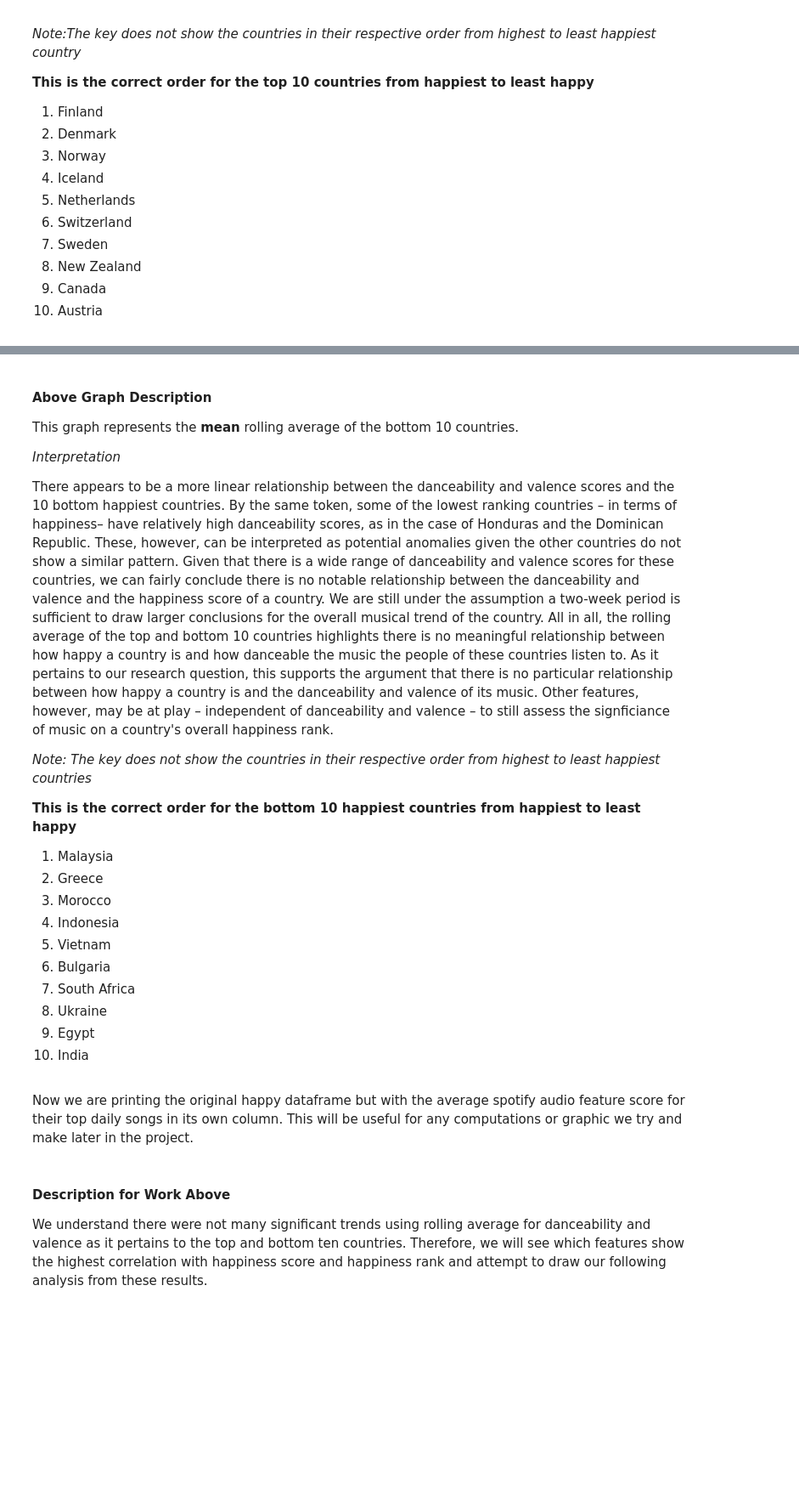
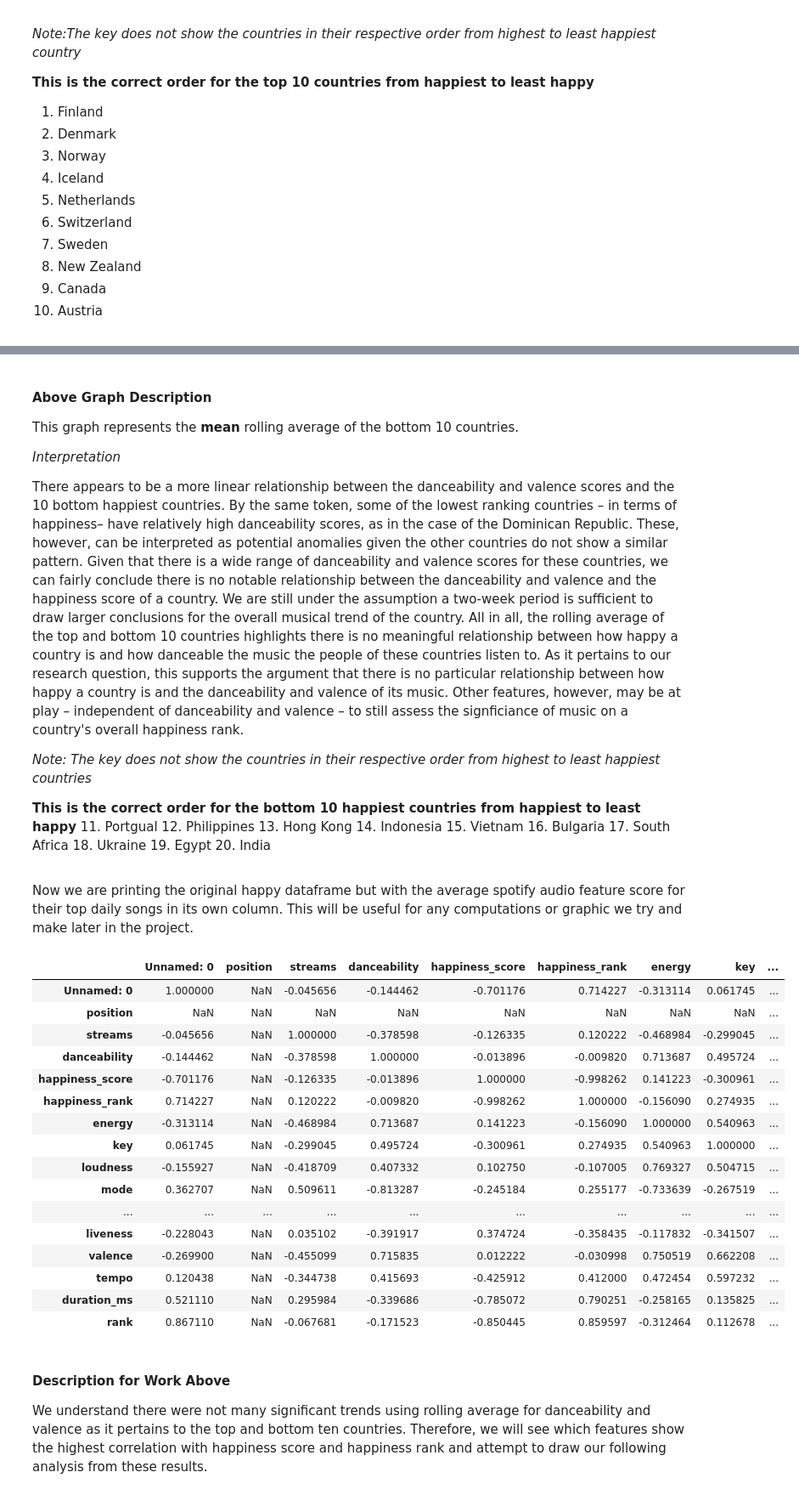
Before and after one commit to Albina-C/INFO-2950-Project, a Jupyter notebook: PROJ 2950.ipynb, the cells around one changed output, grey strips where cells are left out. Shown at 85% size. Drawn from its saved outputs; the diff is of its cells as text; code cells hidden in the pictures; blank space fills up the shorter version.

```diff
--- a/PROJ 2950.ipynb
+++ b/PROJ 2950.ipynb
@@ -771,25 +821,43 @@ plt.show()
 This graph represents the **mean** rolling average of the bottom 10 countries.
 
 *Interpretation*
-<p> There appears to be a more linear relationship between the danceability and valence scores and the 10 bottom happiest countries. By the same token, some of the lowest ranking countries – in terms of happiness– have relatively high danceability scores, as in the case of Honduras and the Dominican Republic. These, however, can be interpreted as potential anomalies given the other countries do not show a similar pattern. Given that there is a wide range of danceability and valence scores for these countries, we can fairly conclude there is no notable relationship between the danceability and valence and the happiness score of a country. We are still under the assumption a two-week period is sufficient to draw larger conclusions for the overall musical trend of the country. All in all, the rolling average of the top and bottom 10 countries highlights there is no meaningful relationship between how happy a country is and how danceable the music the people of these countries listen to. As it pertains to our research question, this supports the argument that there is no particular relationship between how happy a country is and the danceability and valence of its music. Other features, however, may be at play – independent of danceability and valence – to still assess the signficiance of music on a country's overall happiness rank.<p>
+<p> There appears to be a more linear relationship between the danceability and valence scores and the 10 bottom happiest countries. By the same token, some of the lowest ranking countries – in terms of happiness– have relatively high danceability scores, as in the case of the Dominican Republic. These, however, can be interpreted as potential anomalies given the other countries do not show a similar pattern. Given that there is a wide range of danceability and valence scores for these countries, we can fairly conclude there is no notable relationship between the danceability and valence and the happiness score of a country. We are still under the assumption a two-week period is sufficient to draw larger conclusions for the overall musical trend of the country. All in all, the rolling average of the top and bottom 10 countries highlights there is no meaningful relationship between how happy a country is and how danceable the music the people of these countries listen to. As it pertains to our research question, this supports the argument that there is no particular relationship between how happy a country is and the danceability and valence of its music. Other features, however, may be at play – independent of danceability and valence – to still assess the signficiance of music on a country's overall happiness rank.<p>
 
 *Note: The key does not show the countries in their respective order from highest to least happiest countries*
 
 **This is the correct order for the bottom 10 happiest countries from happiest to least happy**
-1. Malaysia
-2. Greece
-3. Morocco
-4. Indonesia
-5. Vietnam
-6. Bulgaria
-7. South Africa
-8. Ukraine
-9. Egypt
-10. India
+11. Portgual
+12. Philippines
+13. Hong Kong
+14. Indonesia
+15. Vietnam
+16. Bulgaria
+17. South Africa
+18. Ukraine
+19. Egypt
+20. India
 # %% [markdown]
 Now we are printing the original happy dataframe but with the average spotify audio feature score for their top daily songs in its own column. This will be useful for any computations or graphic we try and make later in the project.
 # %%
-botavg.corr()
+avg.corr()
+# %% [output]
+|  | Unnamed: 0 | position | streams | danceability | happiness_score | happiness_rank | energy | key | ... |
+| Unnamed: 0 | 1.000000 | NaN | -0.045656 | -0.144462 | -0.701176 | 0.714227 | -0.313114 | 0.061745 | ... |
+| position | NaN | NaN | NaN | NaN | NaN | NaN | NaN | NaN | ... |
+| streams | -0.045656 | NaN | 1.000000 | -0.378598 | -0.126335 | 0.120222 | -0.468984 | -0.299045 | ... |
+| danceability | -0.144462 | NaN | -0.378598 | 1.000000 | -0.013896 | -0.009820 | 0.713687 | 0.495724 | ... |
+| happiness_score | -0.701176 | NaN | -0.126335 | -0.013896 | 1.000000 | -0.998262 | 0.141223 | -0.300961 | ... |
+| happiness_rank | 0.714227 | NaN | 0.120222 | -0.009820 | -0.998262 | 1.000000 | -0.156090 | 0.274935 | ... |
+| energy | -0.313114 | NaN | -0.468984 | 0.713687 | 0.141223 | -0.156090 | 1.000000 | 0.540963 | ... |
+| key | 0.061745 | NaN | -0.299045 | 0.495724 | -0.300961 | 0.274935 | 0.540963 | 1.000000 | ... |
+| loudness | -0.155927 | NaN | -0.418709 | 0.407332 | 0.102750 | -0.107005 | 0.769327 | 0.504715 | ... |
+| mode | 0.362707 | NaN | 0.509611 | -0.813287 | -0.245184 | 0.255177 | -0.733639 | -0.267519 | ... |
+| ... | ... | ... | ... | ... | ... | ... | ... | ... | ... |
+| liveness | -0.228043 | NaN | 0.035102 | -0.391917 | 0.374724 | -0.358435 | -0.117832 | -0.341507 | ... |
+| valence | -0.269900 | NaN | -0.455099 | 0.715835 | 0.012222 | -0.030998 | 0.750519 | 0.662208 | ... |
+| tempo | 0.120438 | NaN | -0.344738 | 0.415693 | -0.425912 | 0.412000 | 0.472454 | 0.597232 | ... |
+| duration_ms | 0.521110 | NaN | 0.295984 | -0.339686 | -0.785072 | 0.790251 | -0.258165 | 0.135825 | ... |
+| rank | 0.867110 | NaN | -0.067681 | -0.171523 | -0.850445 | 0.859597 | -0.312464 | 0.112678 | ... |
 # %%
 topavg.corr()
 # %% [markdown]
```
Also changed, not shown: parts of 45 cells of this notebook, 2 other files.
